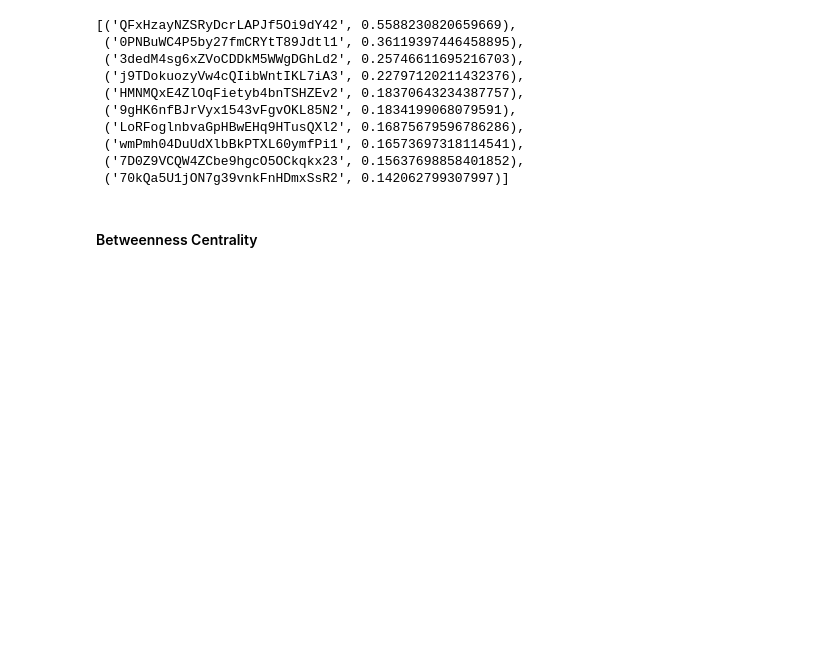
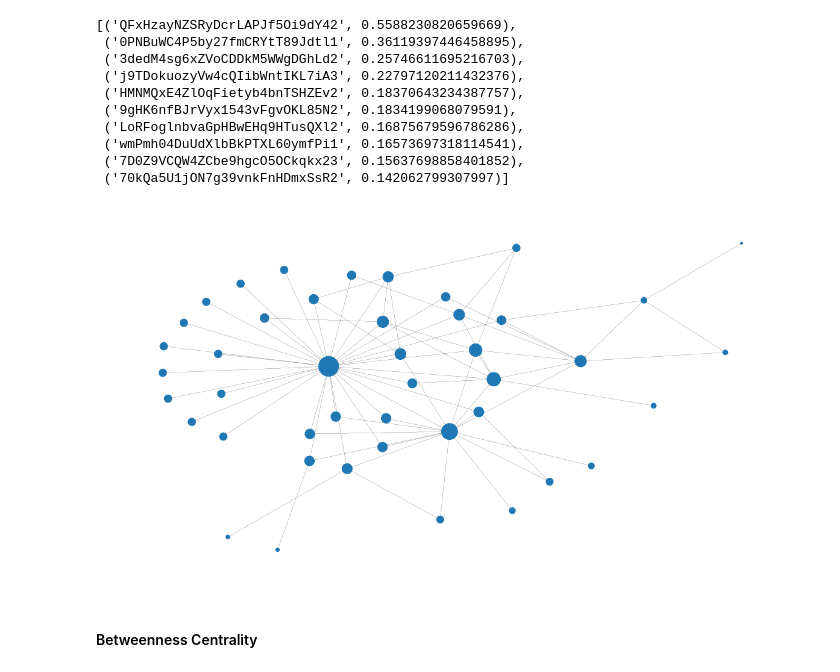
Before and after one commit to brandon841/analytics_report, a Jupyter notebook: friend_analytics.ipynb, the cells around one changed output. Drawn from its saved outputs; the diff is of its cells as text; code cells hidden in the pictures; blank space fills up the shorter version.

```diff
--- a/friend_analytics.ipynb
+++ b/friend_analytics.ipynb
@@ -221,6 +225,17 @@ eigenvector_centrality = nx.centrality.eigenvector_centrality(
  ('wmPmh04DuUdXlbBkPTXL60ymfPi1', 0.16573697318114541),
  ('7D0Z9VCQW4ZCbe9hgcO5OCkqkx23', 0.15637698858401852),
  ('70kQa5U1jON7g39vnkFnHDmxSsR2', 0.142062799307997)]
+# %%
+#Can replot with node size based on degree centrality
+node_size = [
+    v * 1000 for v in eigenvector_centrality.values()
+]  # set up nodes size for a nice graph representation
+plt.figure(figsize=(15, 8))
+nx.draw_networkx(G, pos=pos, node_size=node_size, with_labels=False, width=0.15)
+plt.axis("off")
+plt.show()
+# %% [output]
+[figure, added]
 # %% [markdown]
 #### Betweenness Centrality
 # %% [markdown]
```
Also changed, not shown: parts of 14 cells of this notebook, 1 other file.
